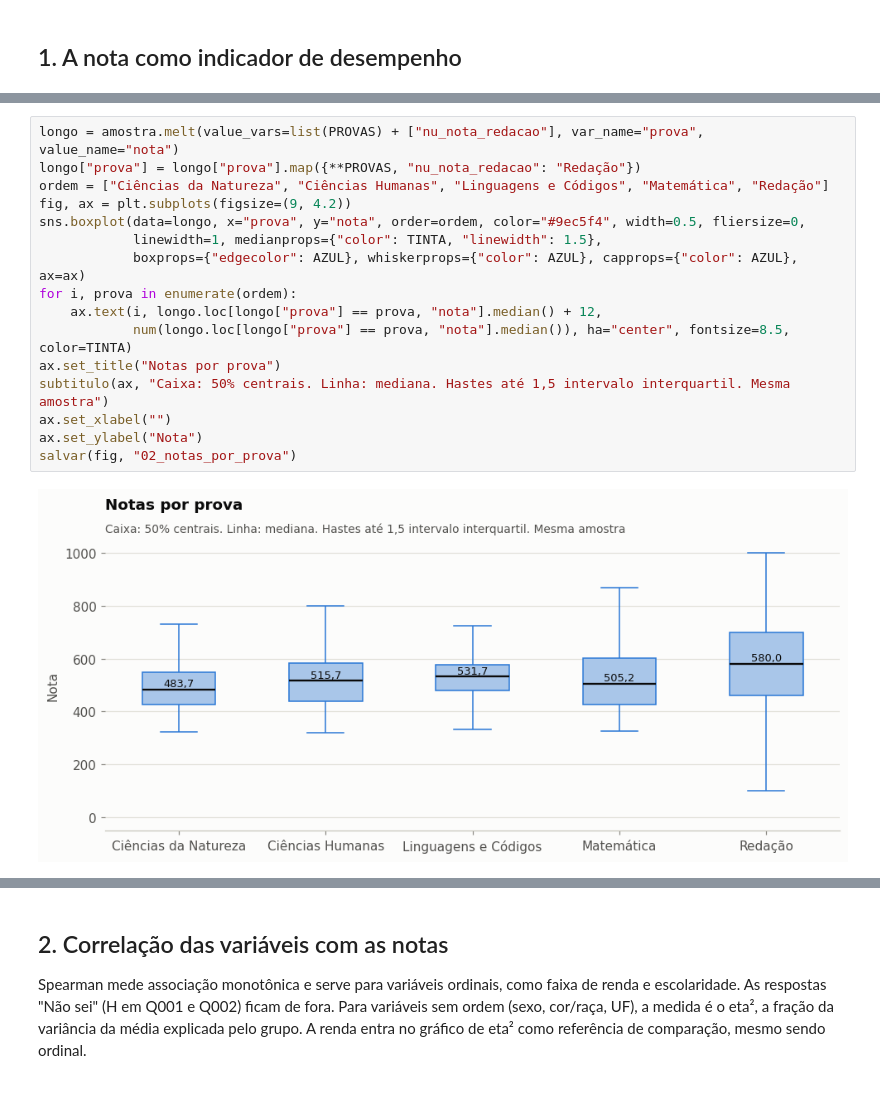
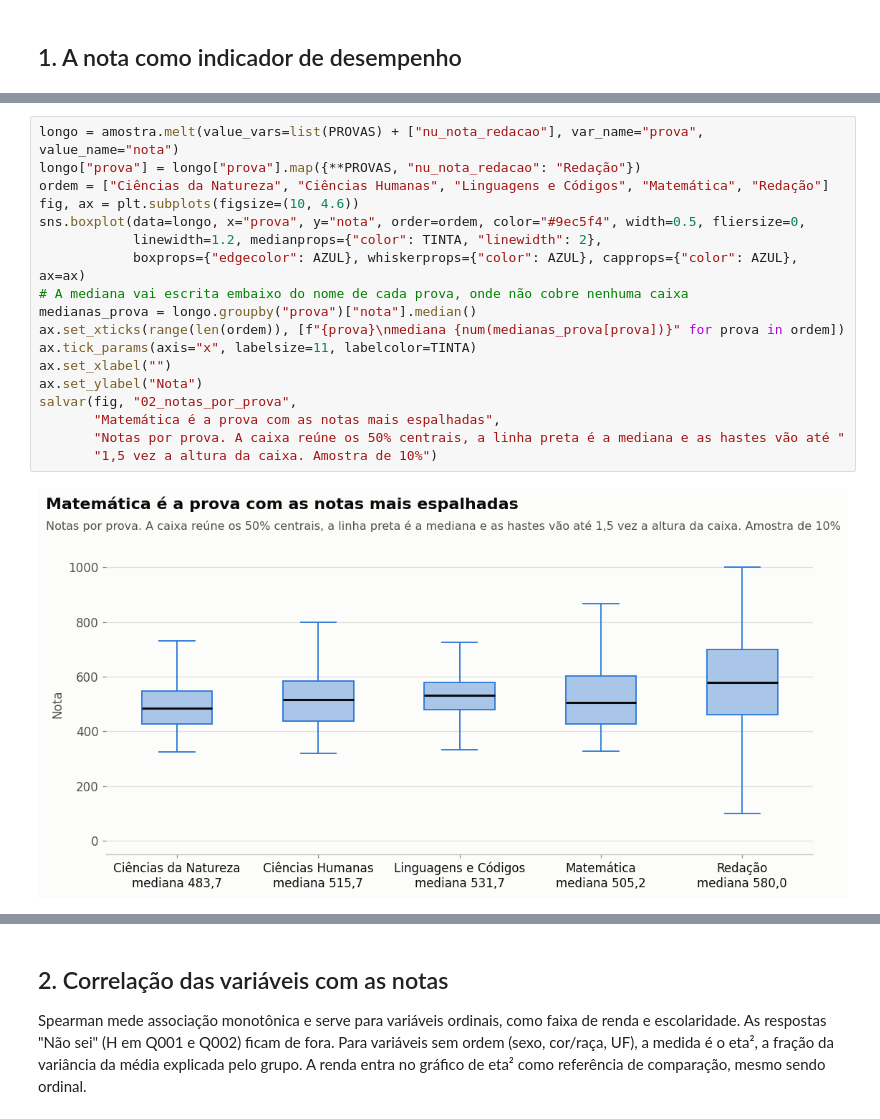
Before and after one commit to RCHRDYv/Teste-Analista-de-Dados-SX, a Jupyter notebook: notebooks/analise_enem_2020.ipynb, the cells around one changed output, grey strips where cells are left out. Cells and saved outputs as stored; diff of their text form.

```diff
--- a/notebooks/analise_enem_2020.ipynb
+++ b/notebooks/analise_enem_2020.ipynb
@@ -226,20 +340,22 @@ salvar(fig, "01_distribuicao_media")
 # %%
 longo = amostra.melt(value_vars=list(PROVAS) + ["nu_nota_redacao"], var_name="prova", value_name="nota")
 longo["prova"] = longo["prova"].map({**PROVAS, "nu_nota_redacao": "Redação"})
 ordem = ["Ciências da Natureza", "Ciências Humanas", "Linguagens e Códigos", "Matemática", "Redação"]
-fig, ax = plt.subplots(figsize=(9, 4.2))
+fig, ax = plt.subplots(figsize=(10, 4.6))
 sns.boxplot(data=longo, x="prova", y="nota", order=ordem, color="#9ec5f4", width=0.5, fliersize=0,
-            linewidth=1, medianprops={"color": TINTA, "linewidth": 1.5},
+            linewidth=1.2, medianprops={"color": TINTA, "linewidth": 2},
             boxprops={"edgecolor": AZUL}, whiskerprops={"color": AZUL}, capprops={"color": AZUL}, ax=ax)
-for i, prova in enumerate(ordem):
-    ax.text(i, longo.loc[longo["prova"] == prova, "nota"].median() + 12,
-            num(longo.loc[longo["prova"] == prova, "nota"].median()), ha="center", fontsize=8.5, color=TINTA)
-ax.set_title("Notas por prova")
-subtitulo(ax, "Caixa: 50% centrais. Linha: mediana. Hastes até 1,5 intervalo interquartil. Mesma amostra")
+# A mediana vai escrita embaixo do nome de cada prova, onde não cobre nenhuma caixa
+medianas_prova = longo.groupby("prova")["nota"].median()
+ax.set_xticks(range(len(ordem)), [f"{prova}\nmediana {num(medianas_prova[prova])}" for prova in ordem])
+ax.tick_params(axis="x", labelsize=11, labelcolor=TINTA)
 ax.set_xlabel("")
 ax.set_ylabel("Nota")
-salvar(fig, "02_notas_por_prova")
+salvar(fig, "02_notas_por_prova",
+       "Matemática é a prova com as notas mais espalhadas",
+       "Notas por prova. A caixa reúne os 50% centrais, a linha preta é a mediana e as hastes vão até "
+       "1,5 vez a altura da caixa. Amostra de 10%")
 # %% [output]
-[figure, old version]
+[figure, new version]
 # %%
 por_uf = agregar(base, "sg_uf_prova").sort_values("media")
```
Also changed, not shown: parts of 19 cells of this notebook, 16 other files.
